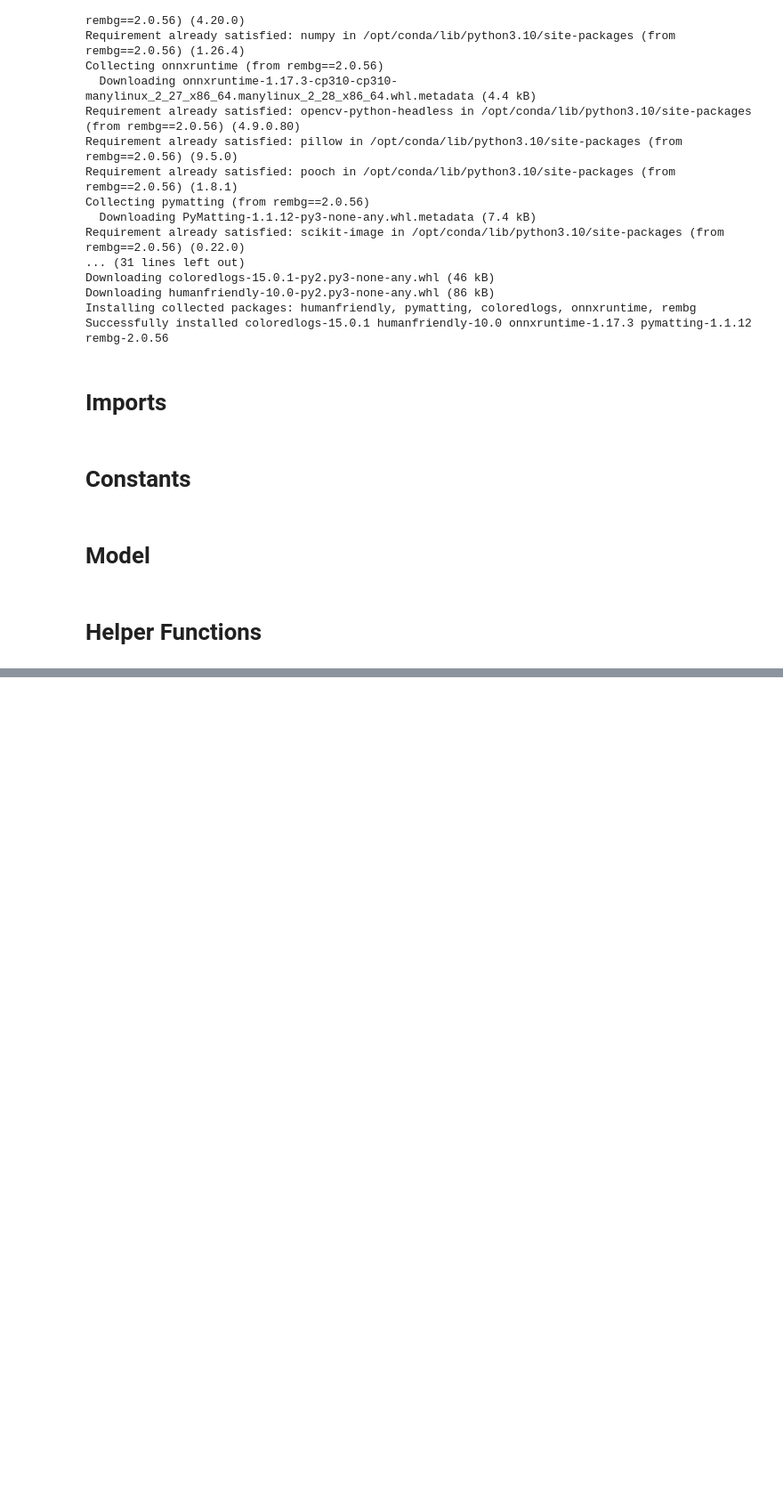
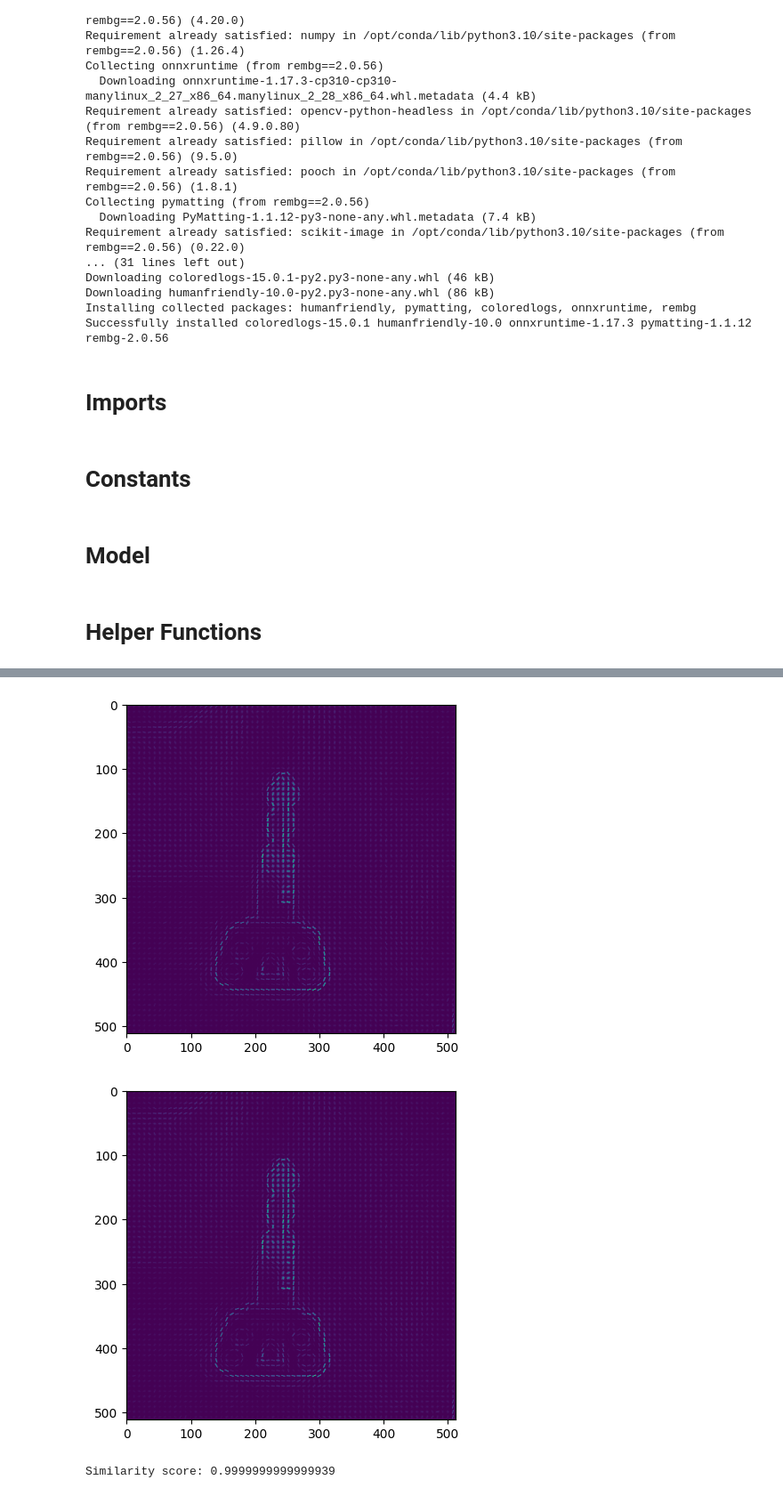
Before and after one commit to FaizanAli-io/Kaggle-Notebooks, a Jupyter notebook: key-extraction.ipynb, the cells around one changed output, grey strips where cells are left out. Shown at 89% size. Cells and saved outputs as stored; diff of their text form; code cells hidden in the pictures; blank space fills up the shorter version.

```diff
--- a/key-extraction.ipynb
+++ b/key-extraction.ipynb
@@ -458,0 +219,54 @@ for row in matrix:
+# %%
+import numpy as np
+
+from skimage import exposure
+from skimage.io import imread
+from skimage.feature import hog
+from skimage.transform import resize
+
+from sklearn.metrics.pairwise import cosine_similarity
+
+def compute_hog(image):
+
+    # Some constants
+    DIM = 512
+    PPC = 16
+    CPB = 1
+
+    # Resize
+    image = resize(image, (DIM, DIM), anti_aliasing=True)
+
+    # Compute HOG features
+    fd, hog_image = hog(image, orientations=8, pixels_per_cell=(8, 8),
+                    cells_per_block=(1, 1), visualize=True, channel_axis=-1)
+
+    # Enhance contrast of HOG image for visualization
+    hog_image_rescaled = exposure.rescale_intensity(hog_image, in_range=(0, 10))
+
+    plt.imshow(hog_image_rescaled)
+    plt.axis('on')
+    plt.show()
+
+    return fd
+
+def compute_similarity(image1, image2):
+    # Compute HOG features for both images
+    hog_features1 = compute_hog(image1)
+    hog_features2 = compute_hog(image2)
+
+    # Compute cosine similarity between HOG feature vectors
+    similarity = cosine_similarity([hog_features1], [hog_features2])[0][0]
+    return similarity
+
+# Example usage:
+# Load images
+image1 = imread(f'{BASE_PATH}/8.jpg')
+image2 = imread(f'{BASE_PATH}/8.jpg')
+
+# Compute similarity between images
+similarity_score = compute_similarity(image1, image2)
+print("Similarity score:", similarity_score)
+# %% [output]
+[figure, added]
+[figure, added]
+Similarity score: 0.9999999999999939
```
Also changed, not shown: parts of 37 cells of this notebook.
